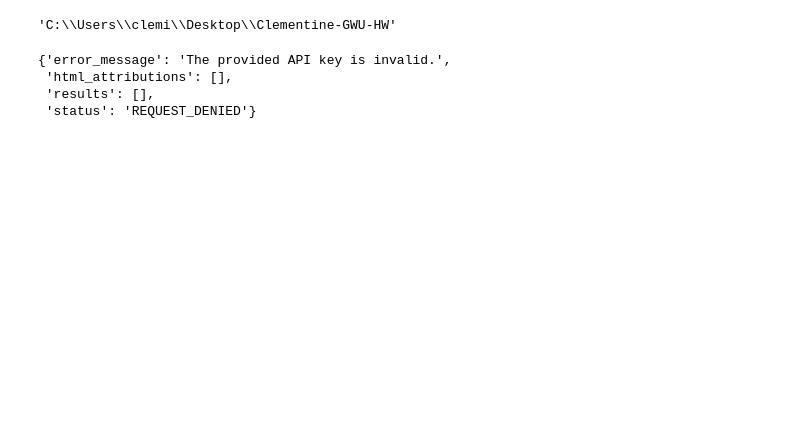
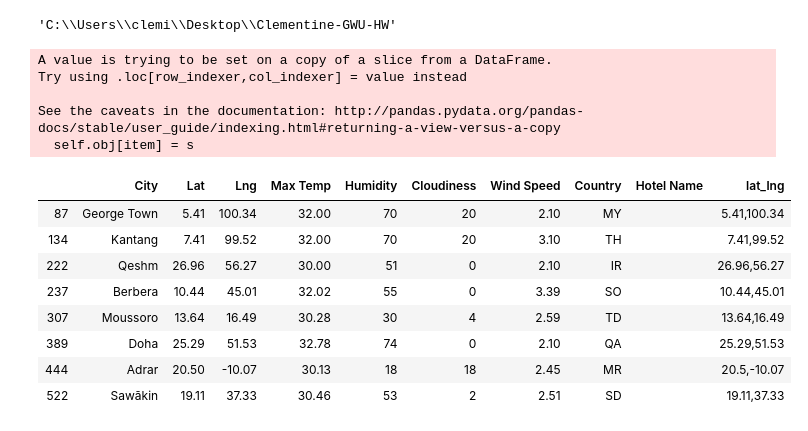
Before and after one commit to clemiblac/Python_APIs_and_Sentiment_Analysis, a Jupyter notebook: python-api-challenge/WeatherPy/starter_code/VacationPy.ipynb, the cells around one changed output. Saved outputs shown, nothing was run; the diff lists cells and outputs as text; code cells hidden in the pictures; blank space fills up the shorter version.

```diff
--- a/python-api-challenge/WeatherPy/starter_code/VacationPy.ipynb
+++ b/python-api-challenge/WeatherPy/starter_code/VacationPy.ipynb
@@ -171,13 +175,36 @@ from api_keys import g_key
+# %%
+latlng_list=[]
+for index,row in hotel_df.iterrows():
+    #get latitude
+    lat=row['Lat']
+
+    #get longitude
+    lng=row['Lng']
+
+    #combine latlng
+    latlng=f"{lat},{lng}"
+    #latlng_list.append(latlng)
+    hotel_df.loc[index,"lat_lng"]=latlng
+
+hotel_df
+# %% [output]
+A value is trying to be set on a copy of a slice from a DataFrame.
+Try using .loc[row_indexer,col_indexer] = value instead
+
+See the caveats in the documentation: http://pandas.pydata.org/pandas-docs/stable/user_guide/indexing.html#returning-a-view-versus-a-copy
+  self.obj[item] = s
+|  | City | Lat | Lng | Max Temp | Humidity | Cloudiness | Wind Speed | Country | Hotel Name | lat_lng |
+| 87 | George Town | 5.41 | 100.34 | 32.00 | 70 | 20 | 2.10 | MY |  | 5.41,100.34 |
+| 134 | Kantang | 7.41 | 99.52 | 32.00 | 70 | 20 | 3.10 | TH |  | 7.41,99.52 |
+| 222 | Qeshm | 26.96 | 56.27 | 30.00 | 51 | 0 | 2.10 | IR |  | 26.96,56.27 |
+| 237 | Berbera | 10.44 | 45.01 | 32.02 | 55 | 0 | 3.39 | SO |  | 10.44,45.01 |
+| 307 | Moussoro | 13.64 | 16.49 | 30.28 | 30 | 4 | 2.59 | TD |  | 13.64,16.49 |
+| 389 | Doha | 25.29 | 51.53 | 32.78 | 74 | 0 | 2.10 | QA |  | 25.29,51.53 |
+| 444 | Adrar | 20.50 | -10.07 | 30.13 | 18 | 18 | 2.45 | MR |  | 20.5,-10.07 |
+| 522 | Sawākin | 19.11 | 37.33 | 30.46 | 53 | 2 | 2.51 | SD |  | 19.11,37.33 |
 # %%
-location='Doha'
-#google API end points
-base_url="https://maps.googleapis.com/maps/api/place/nearbysearch/json"
-params={'address':location,
+base_url ="https://maps.googleapis.com/maps/api/place/nearbysearch/json"
+distance="5000"
+params={"radius":distance,
+        "type":"lodging",
         'key':g_key}
-response=requests.get(base_url,params=params)
-response.json()
-# %% [output]
-{'error_message': 'The provided API key is invalid.',
- 'html_attributions': [],
- 'results': [],
- 'status': 'REQUEST_DENIED'}
```
Also changed, not shown: parts of 12 cells of this notebook, 1 other file.
